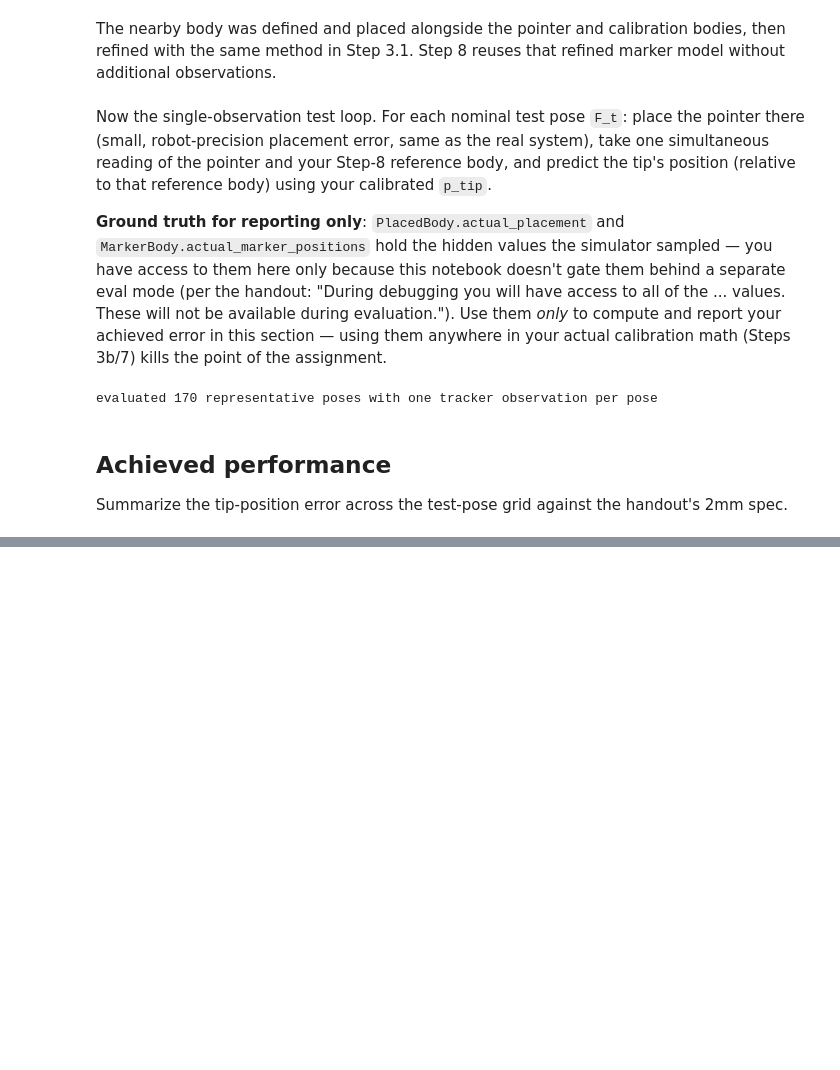
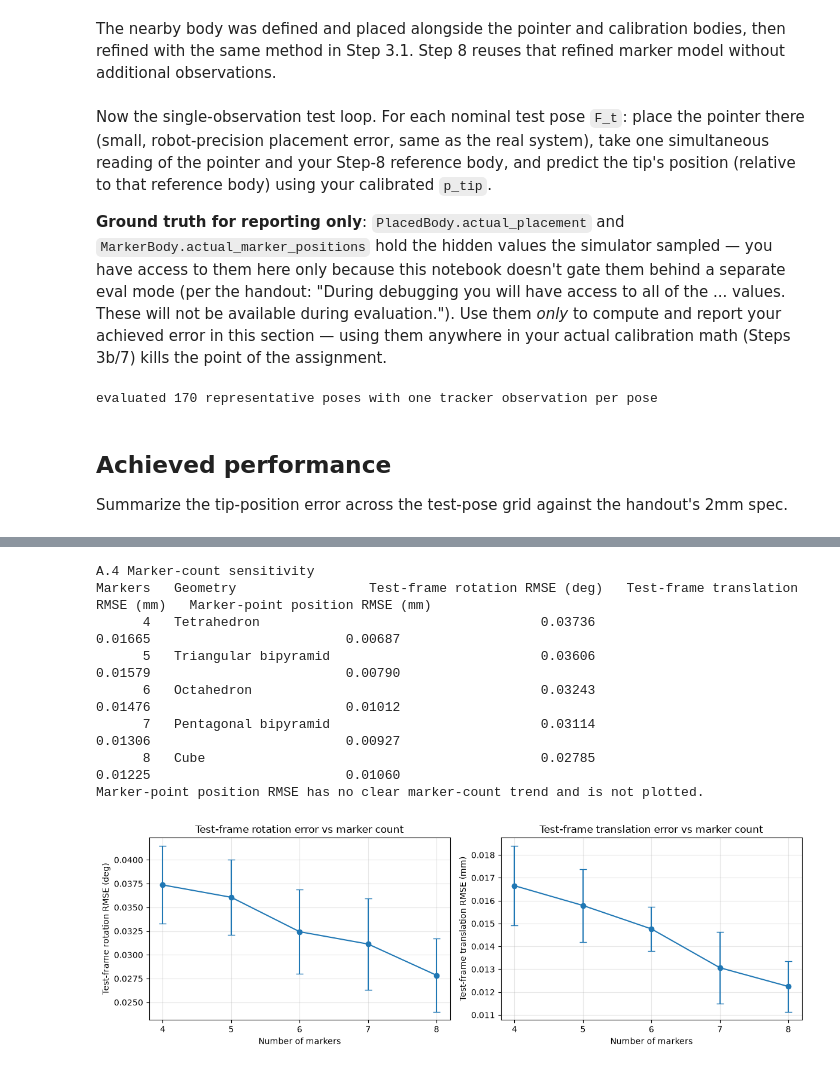
Before and after one commit to Edward-Lin-maker/CIS_I_Course, a Jupyter notebook: assignments/assignment1/notebooks/assignment1_template.ipynb, the cells around one changed output, grey strips where cells are left out. Drawn from its saved outputs; the diff is of its cells as text; code cells hidden in the pictures; blank space fills up the shorter version.

Commit message:
Improve refinement and calibration validation

```diff
--- a/assignments/assignment1/notebooks/assignment1_template.ipynb
+++ b/assignments/assignment1/notebooks/assignment1_template.ipynb
@@ -1409,0 +1600,80 @@ plt.show()
+# %%
+# Hold maximum radius, training effort, passes, and seeds unchanged so the
+# point count/layout is the only changing design variable.
+marker_counts = np.array([4, 5, 6, 7, 8])
+marker_count_trials, marker_count_means, marker_count_stds = _summarize_trials(
+    marker_counts,
+    lambda count, seed: _refinement_trial(
+        _marker_layout_for_count(int(count), radius=30.0),
+        n_readings=10,
+        passes=3,
+        seed=seed,
+    ),
+    UNIT_SENSITIVITY_SEEDS,
+)
+marker_geometry_names = {
+    4: "Tetrahedron",
+    5: "Triangular bipyramid",
+    6: "Octahedron",
+    7: "Pentagonal bipyramid",
+    8: "Cube",
+}
+
+print("\nA.4 Marker-count sensitivity")
+print(
+    "Markers   Geometry                 Test-frame rotation RMSE (deg)   "
+    "Test-frame translation RMSE (mm)   Marker-point position RMSE (mm)"
+)
+for count, means in zip(marker_counts, marker_count_means):
+    print(
+        f"{count:7d}   {marker_geometry_names[int(count)]:<23} "
+        f"{np.degrees(means[1]):30.5f} {means[2]:34.5f} "
+        f"{means[0]:31.5f}"
+    )
+print(
+    "Marker-point position RMSE has no clear marker-count trend and is not plotted."
+)
+
+# More markers generally improve one-shot frame registration. Count and
+# topology both change here, so no strict monotonic assertion is imposed.
+figure, axes = plt.subplots(1, 2, figsize=(12, 4))
+axes[0].errorbar(
+    marker_counts,
+    np.degrees(marker_count_means[:, 1]),
+    yerr=np.degrees(marker_count_stds[:, 1]),
+    fmt="o-",
+    capsize=4,
+)
+axes[0].set(
+    title="Test-frame rotation error vs marker count",
+    xlabel="Number of markers",
+    ylabel="Test-frame rotation RMSE (deg)",
+    xticks=marker_counts,
+)
+axes[1].errorbar(
+    marker_counts,
+    marker_count_means[:, 2],
+    yerr=marker_count_stds[:, 2],
+    fmt="o-",
+    capsize=4,
+)
+axes[1].set(
+    title="Test-frame translation error vs marker count",
+    xlabel="Number of markers",
+    ylabel="Test-frame translation RMSE (mm)",
+    xticks=marker_counts,
+)
+for axis in axes:
+    axis.grid(alpha=0.3)
+plt.tight_layout()
+plt.show()
+# %% [output]
+A.4 Marker-count sensitivity
+Markers   Geometry                 Test-frame rotation RMSE (deg)   Test-frame translation RMSE (mm)   Marker-point position RMSE (mm)
+      4   Tetrahedron                                    0.03736                            0.01665                         0.00687
+      5   Triangular bipyramid                           0.03606                            0.01579                         0.00790
+      6   Octahedron                                     0.03243                            0.01476                         0.01012
+      7   Pentagonal bipyramid                           0.03114                            0.01306                         0.00927
+      8   Cube                                           0.02785                            0.01225                         0.01060
+Marker-point position RMSE has no clear marker-count trend and is not plotted.
+[figure, added]
```
Also changed, not shown: parts of 64 cells of this notebook.
